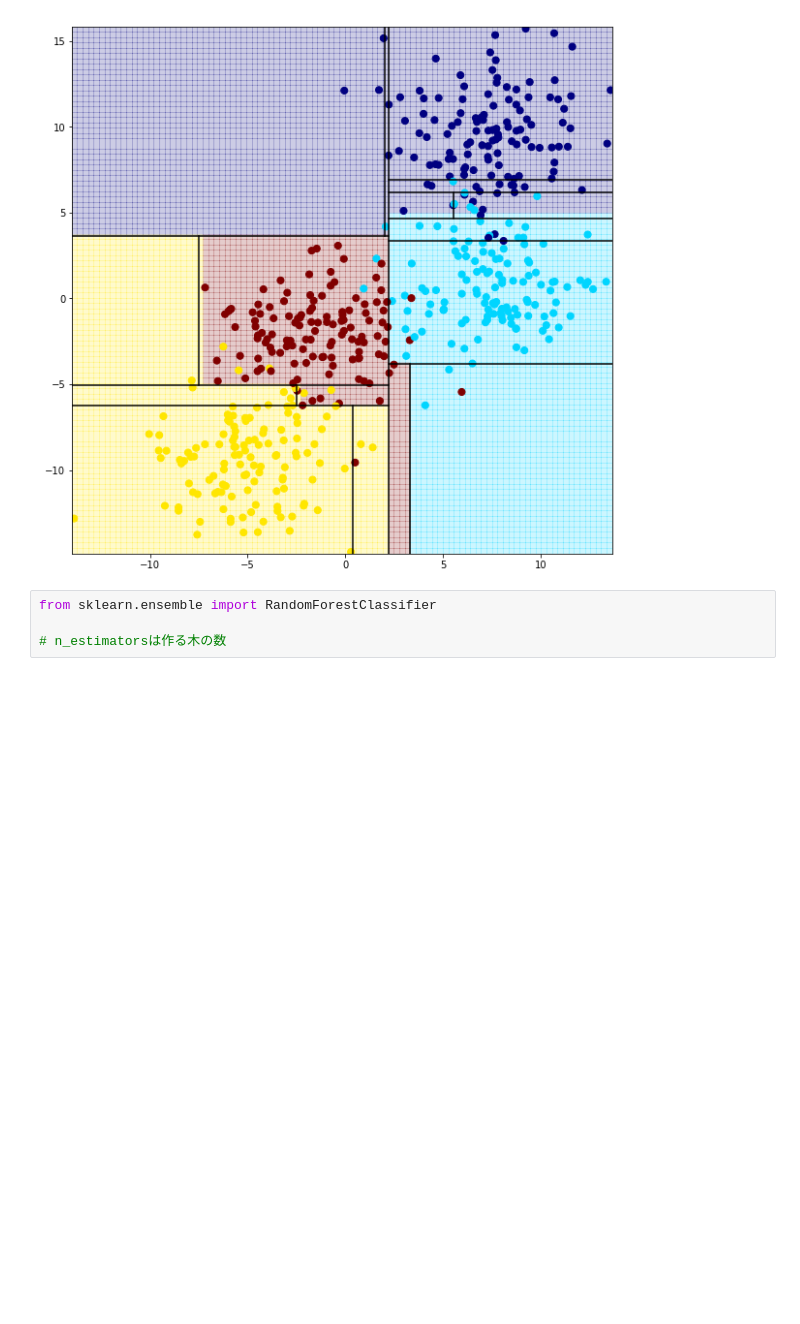
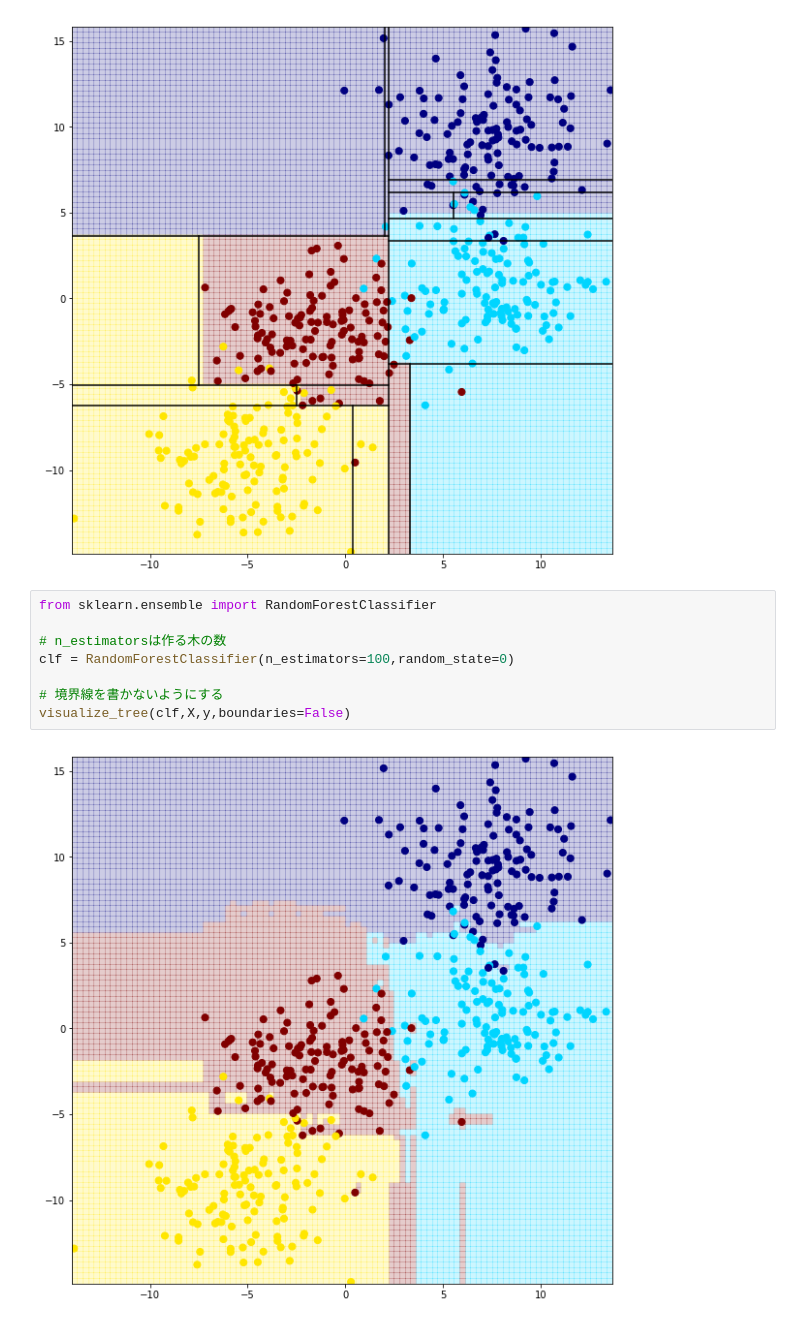
Before and after one commit to tsubauaaa/Udemy-PracticePythonDataScience, a Jupyter notebook: lec86-決定木とランダムフォレスト.ipynb, the cells around one changed output. Drawn from its saved outputs; the diff is of its cells as text; blank space fills up the shorter version.

```diff
--- a/lec86-決定木とランダムフォレスト.ipynb
+++ b/lec86-決定木とランダムフォレスト.ipynb
@@ -98,4 +98,10 @@ visualize_tree(clf,X,y)
 # %%
 from sklearn.ensemble import RandomForestClassifier
 
 # n_estimatorsは作る木の数
+clf = RandomForestClassifier(n_estimators=100,random_state=0)
+
+# 境界線を書かないようにする
+visualize_tree(clf,X,y,boundaries=False)
+# %% [output]
+[figure, added]
```
Also changed, not shown: parts of 2 cells of this notebook.
